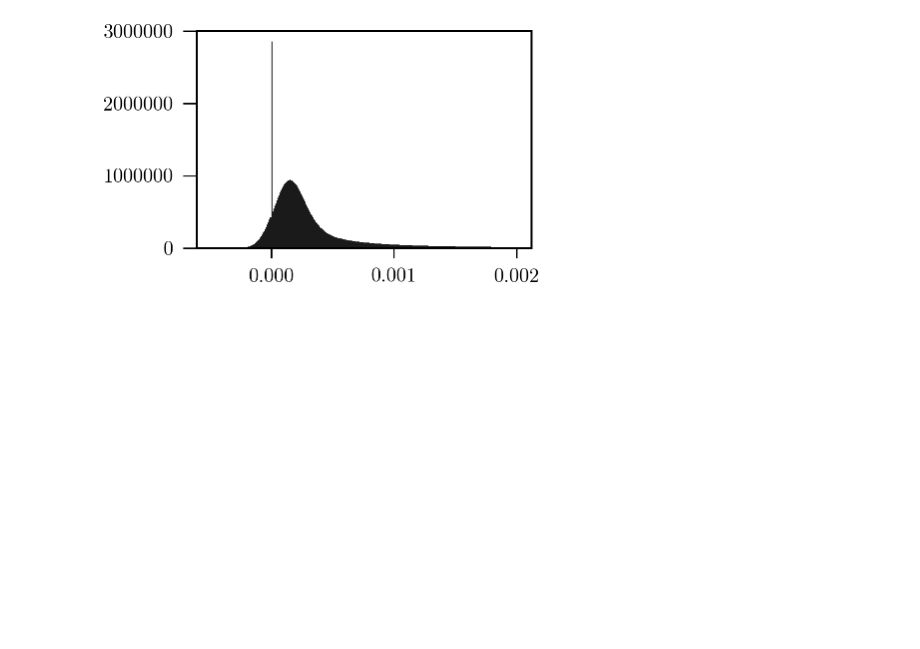
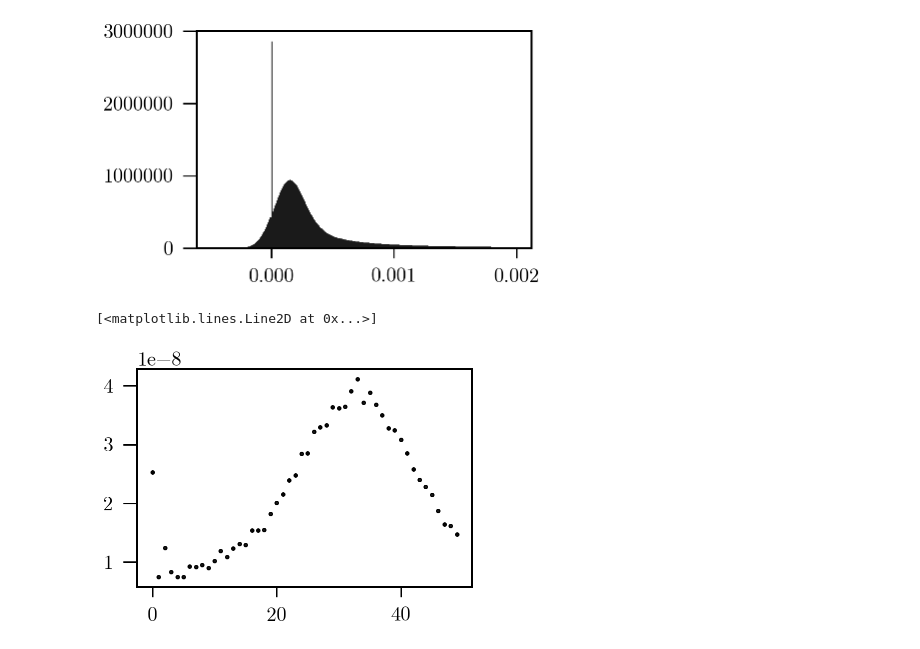
Before and after one commit to xzackli/PSpipe, a Jupyter notebook: project/Planck/Example 1.2 Cross Pol.ipynb, the cells around one changed output. Cells and saved outputs as stored; diff of their text form; code cells hidden in the pictures; blank space fills up the shorter version.

```diff
--- a/project/Planck/Example 1.2 Cross Pol.ipynb
+++ b/project/Planck/Example 1.2 Cross Pol.ipynb
@@ -129,3 +146,8 @@ Cb_namaster2['BT']=Cb_namaster2['TB']
 # i0 = nmt.NmtField(mask0,[map0[0]], beam=(Bl*pixel_window), n_iter=3)
 # i1 = nmt.NmtField(mask1,[map1[0]], beam=(Bl*pixel_window), n_iter=3)
 # cl_00 = nmt.compute_full_master(i0,i1,b)
+# %%
+plt.plot(Cb_namaster['TT'][:50] * lb[:50]**2, 'k.')
+# %% [output]
+[<matplotlib.lines.Line2D at 0x...>]
+[figure, added]
```
Also changed, not shown: parts of 8 cells of this notebook, 4 other files.
